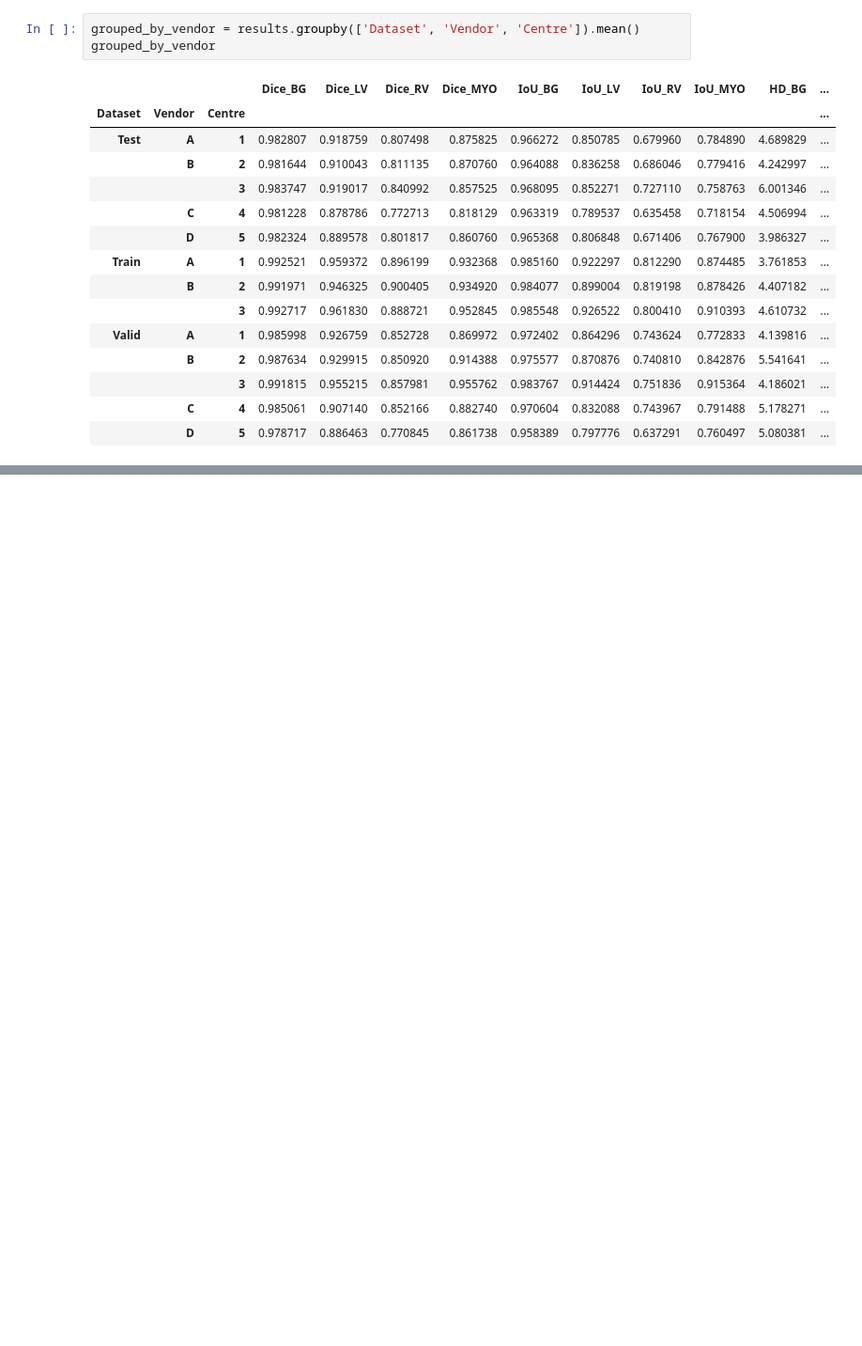
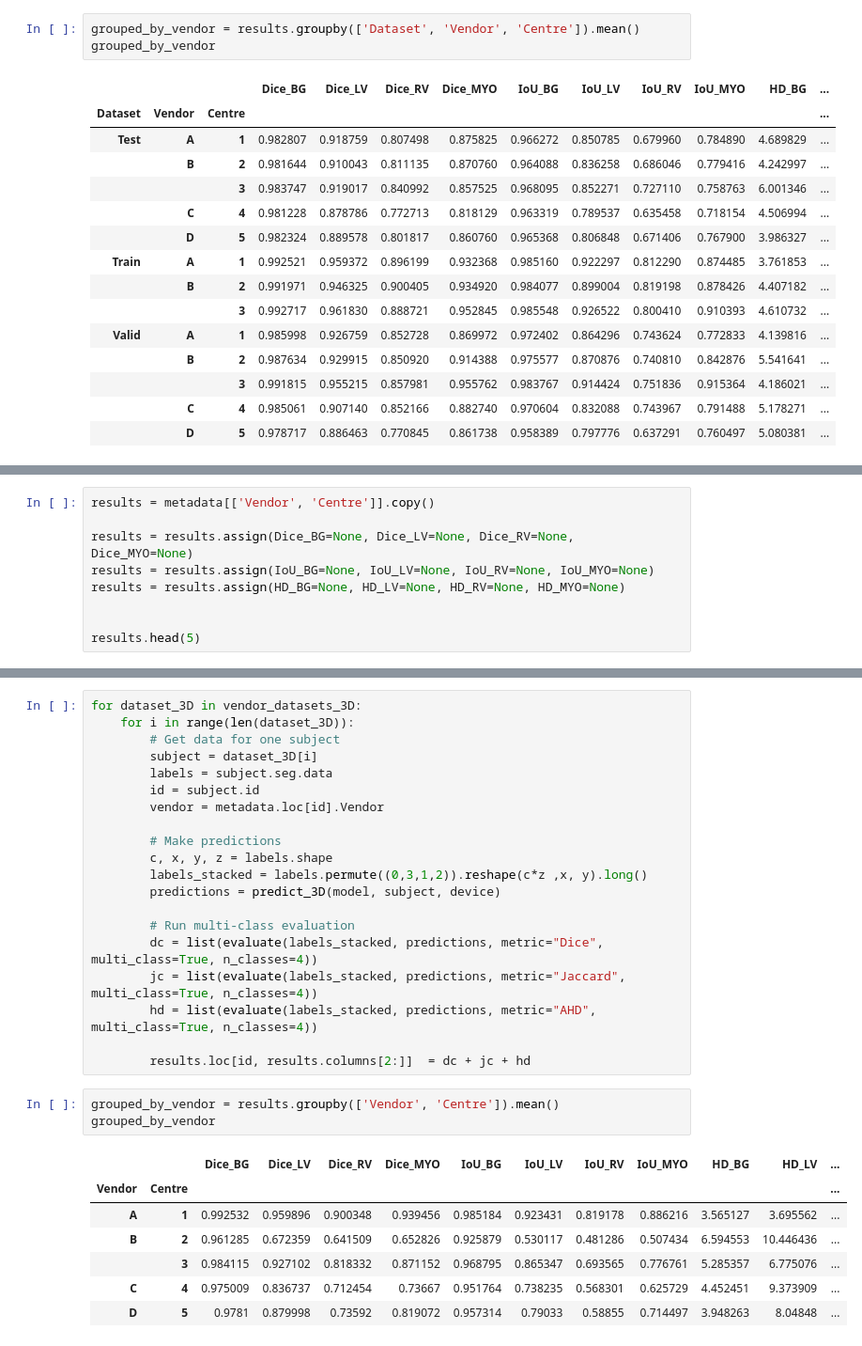
Before and after one commit to MAHDI-Imen/M-M, a Jupyter notebook: M_M.ipynb, the cells around one changed output, grey strips where cells are left out. Shown at 94% size. Saved outputs shown, nothing was run; the diff lists cells and outputs as text; blank space fills up the shorter version.

```diff
--- a/M_M.ipynb
+++ b/M_M.ipynb
@@ -260,0 +369,9 @@ grouped_by_vendor
+# %%
+results = metadata[['Vendor', 'Centre']].copy()
+
+results = results.assign(Dice_BG=None, Dice_LV=None, Dice_RV=None, Dice_MYO=None)
+results = results.assign(IoU_BG=None, IoU_LV=None, IoU_RV=None, IoU_MYO=None)
+results = results.assign(HD_BG=None, HD_LV=None, HD_RV=None, HD_MYO=None)
+
+
+results.head(5)
@@ -260,0 +386,31 @@ grouped_by_vendor
+# %%
+for dataset_3D in vendor_datasets_3D:
+    for i in range(len(dataset_3D)):
+        # Get data for one subject
+        subject = dataset_3D[i]
+        labels = subject.seg.data
+        id = subject.id
+        vendor = metadata.loc[id].Vendor
+
+        # Make predictions
+        c, x, y, z = labels.shape
+        labels_stacked = labels.permute((0,3,1,2)).reshape(c*z ,x, y).long()
+        predictions = predict_3D(model, subject, device)
+
+        # Run multi-class evaluation
+        dc = list(evaluate(labels_stacked, predictions, metric="Dice", multi_class=True, n_classes=4))
+        jc = list(evaluate(labels_stacked, predictions, metric="Jaccard", multi_class=True, n_classes=4))
+        hd = list(evaluate(labels_stacked, predictions, metric="AHD", multi_class=True, n_classes=4))
+
+        results.loc[id, results.columns[2:]]  = dc + jc + hd
+# %%
+grouped_by_vendor = results.groupby(['Vendor', 'Centre']).mean()
+grouped_by_vendor
+# %% [output]
+|  |  | Dice_BG | Dice_LV | Dice_RV | Dice_MYO | IoU_BG | IoU_LV | IoU_RV | IoU_MYO | HD_BG | HD_LV | ... |
+| Vendor | Centre |  |  |  |  |  |  |  |  |  |  | ... |
+| A | 1 | 0.992532 | 0.959896 | 0.900348 | 0.939456 | 0.985184 | 0.923431 | 0.819178 | 0.886216 | 3.565127 | 3.695562 | ... |
+| B | 2 | 0.961285 | 0.672359 | 0.641509 | 0.652826 | 0.925879 | 0.530117 | 0.481286 | 0.507434 | 6.594553 | 10.446436 | ... |
+|  | 3 | 0.984115 | 0.927102 | 0.818332 | 0.871152 | 0.968795 | 0.865347 | 0.693565 | 0.776761 | 5.285357 | 6.775076 | ... |
+| C | 4 | 0.975009 | 0.836737 | 0.712454 | 0.73667 | 0.951764 | 0.738235 | 0.568301 | 0.625729 | 4.452451 | 9.373909 | ... |
+| D | 5 | 0.9781 | 0.879998 | 0.73592 | 0.819072 | 0.957314 | 0.79033 | 0.58855 | 0.714497 | 3.948263 | 8.04848 | ... |
```
Also changed, not shown: parts of 16 cells of this notebook.
